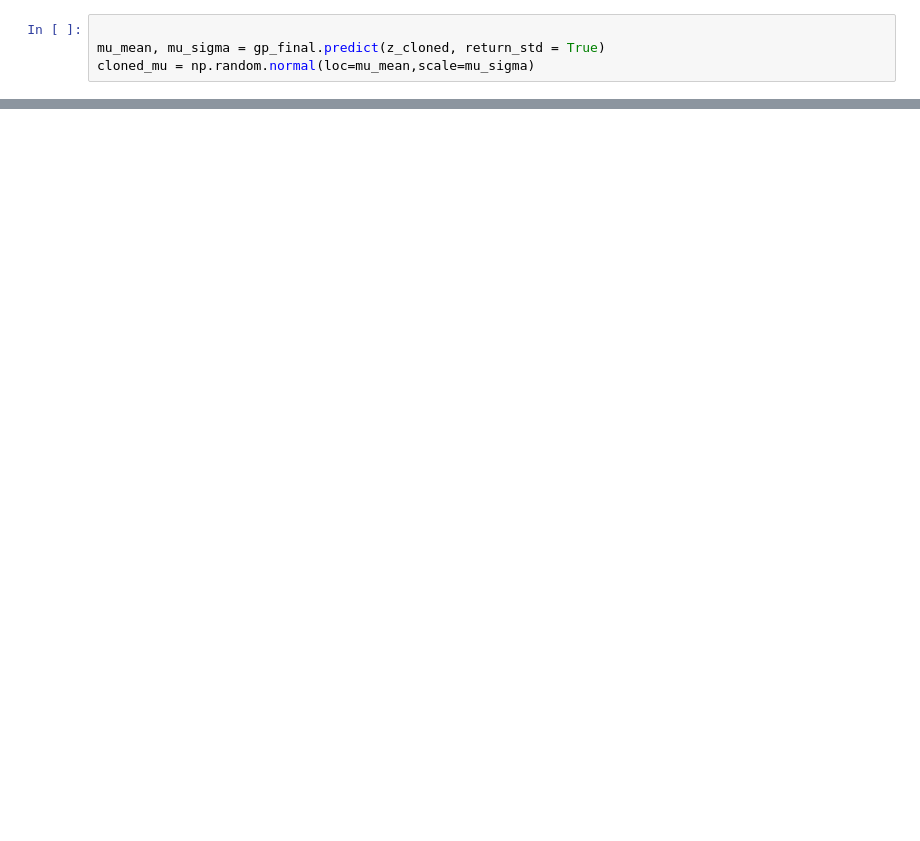
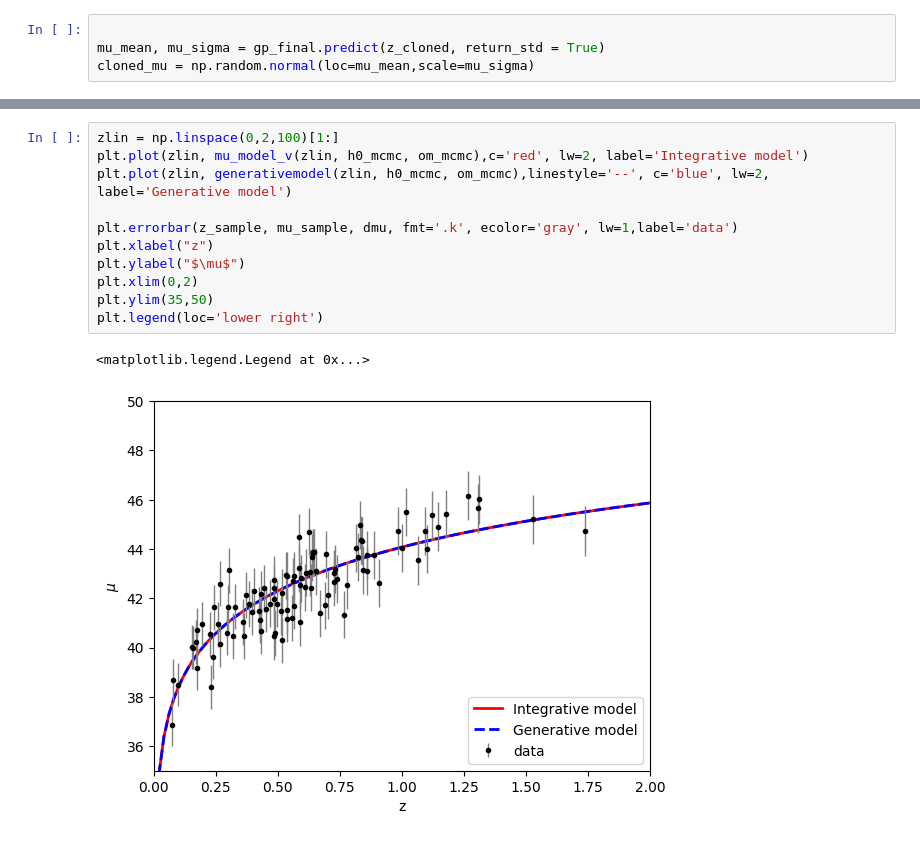
Before and after one commit to anna-tresoldi/astrostatistics_bicocca_2026, a Jupyter notebook: working/L18_SNdistances.ipynb, the cells around one changed output, grey strips where cells are left out. Cells and saved outputs as stored; diff of their text form; blank space fills up the shorter version.

```diff
--- a/working/L18_SNdistances.ipynb
+++ b/working/L18_SNdistances.ipynb
@@ -321,3 +362,17 @@ print(f"Omega_m measured: {om_mcmc:.3f} +/- {om_std:.3f}")
+# %%
+zlin = np.linspace(0,2,100)[1:]
+plt.plot(zlin, mu_model_v(zlin, h0_mcmc, om_mcmc),c='red', lw=2, label='Integrative model')
+plt.plot(zlin, generativemodel(zlin, h0_mcmc, om_mcmc),linestyle='--', c='blue', lw=2, label='Generative model')
+
+plt.errorbar(z_sample, mu_sample, dmu, fmt='.k', ecolor='gray', lw=1,label='data')
+plt.xlabel("z")
+plt.ylabel("$\mu$")
+plt.xlim(0,2)
+plt.ylim(35,50)
+plt.legend(loc='lower right')
+# %% [output]
+<matplotlib.legend.Legend at 0x...>
+[figure, added]
 # %%
 # Likelihood of none DE model (fix om=1)
 log_L_no_DE = log_likelihood([h0_mcmc, 1.0], z_sample, mu_sample, dmu)
```
Also changed, not shown: parts of 30 cells of this notebook.
